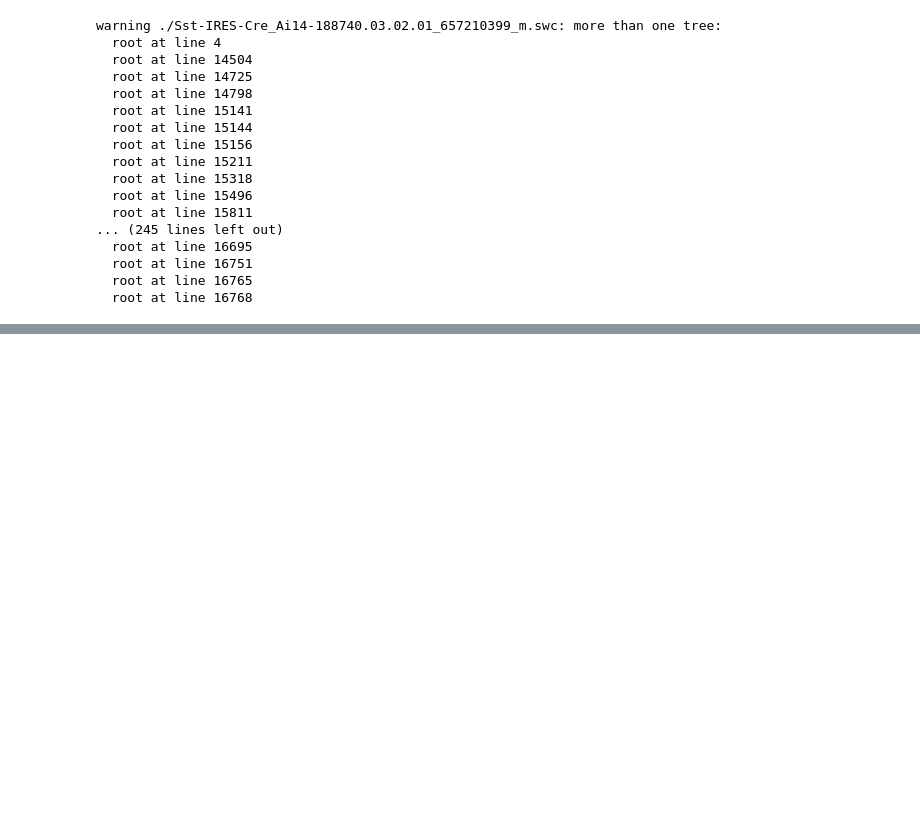
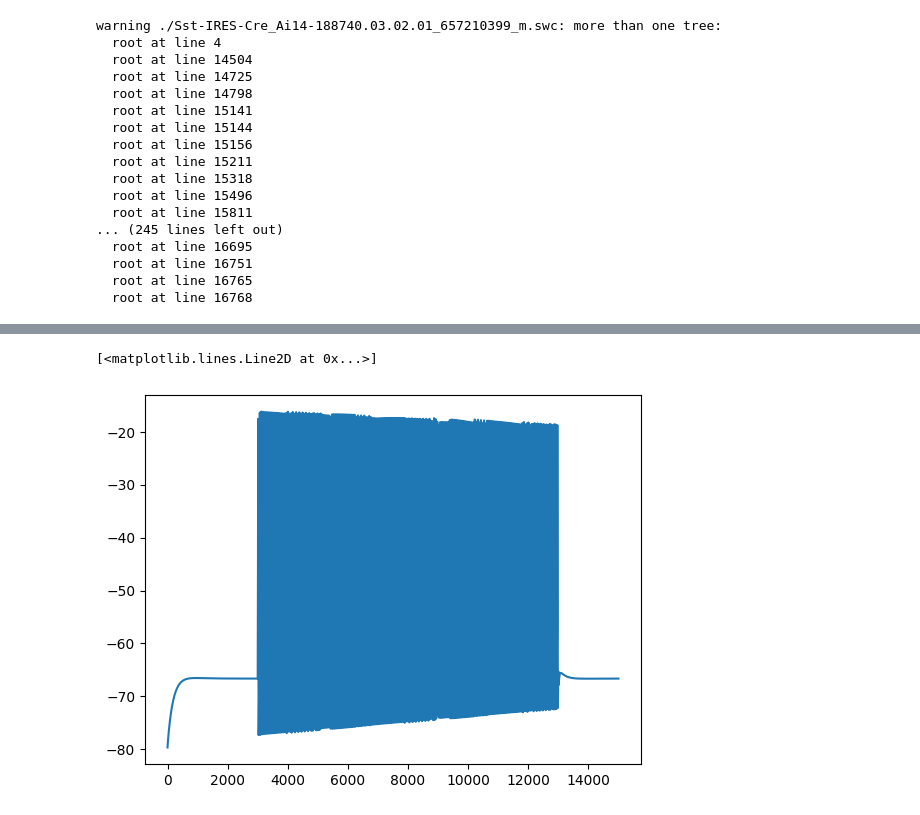
Before and after one commit to ddopp4877/single-cell-tuning, a Jupyter notebook: Segregated/test_cell.ipynb, the cells around one changed output, grey strips where cells are left out. Cells and saved outputs as stored; diff of their text form; code cells hidden in the pictures; blank space fills up the shorter version.

```diff
--- a/Segregated/test_cell.ipynb
+++ b/Segregated/test_cell.ipynb
@@ -197,0 +217,5 @@ plt.plot(amps, frequenies)
+# %%
+plt.plot(v.as_numpy())
+# %% [output]
+[<matplotlib.lines.Line2D at 0x...>]
+[figure, added]
```
Also changed, not shown: parts of 9 cells of this notebook, 3 other files.
